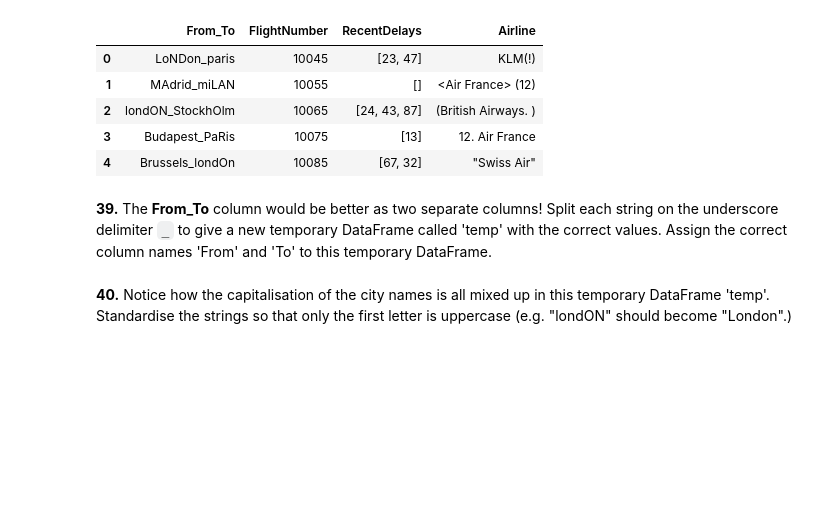
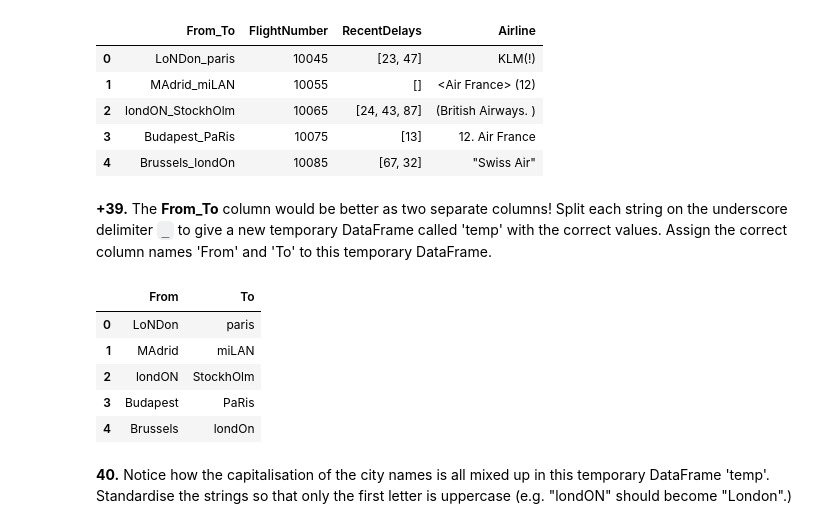
Before and after one commit to bogdan-kovalchuk/100-pandas-puzzles, a Jupyter notebook: 100-pandas-puzzles.ipynb, the cells around one changed output. Saved outputs shown, nothing was run; the diff lists cells and outputs as text; code cells hidden in the pictures; blank space fills up the shorter version.

```diff
--- a/100-pandas-puzzles.ipynb
+++ b/100-pandas-puzzles.ipynb
@@ -720,7 +720,18 @@ df
 | 3 | Budapest_PaRis | 10075 | [13] | 12. Air France |
 | 4 | Brussels_londOn | 10085 | [67, 32] | "Swiss Air" |
 # %% [markdown]
-**39.** The **From\_To** column would be better as two separate columns! Split each string on the underscore delimiter `_` to give a new temporary DataFrame called 'temp' with the correct values. Assign the correct column names 'From' and 'To' to this temporary DataFrame.
+**+39.** The **From\_To** column would be better as two separate columns! Split each string on the underscore delimiter `_` to give a new temporary DataFrame called 'temp' with the correct values. Assign the correct column names 'From' and 'To' to this temporary DataFrame.
+# %%
+temp = df.From_To.str.split('_', expand=True)
+temp.columns = ['From', 'To']
+temp
+# %% [output]
+|  | From | To |
+| 0 | LoNDon | paris |
+| 1 | MAdrid | miLAN |
+| 2 | londON | StockhOlm |
+| 3 | Budapest | PaRis |
+| 4 | Brussels | londOn |
 # %% [markdown]
 **40.** Notice how the capitalisation of the city names is all mixed up in this temporary DataFrame 'temp'. Standardise the strings so that only the first letter is uppercase (e.g. "londON" should become "London".)
 # %% [markdown]
```
Also changed, not shown: parts of 7 cells of this notebook.
